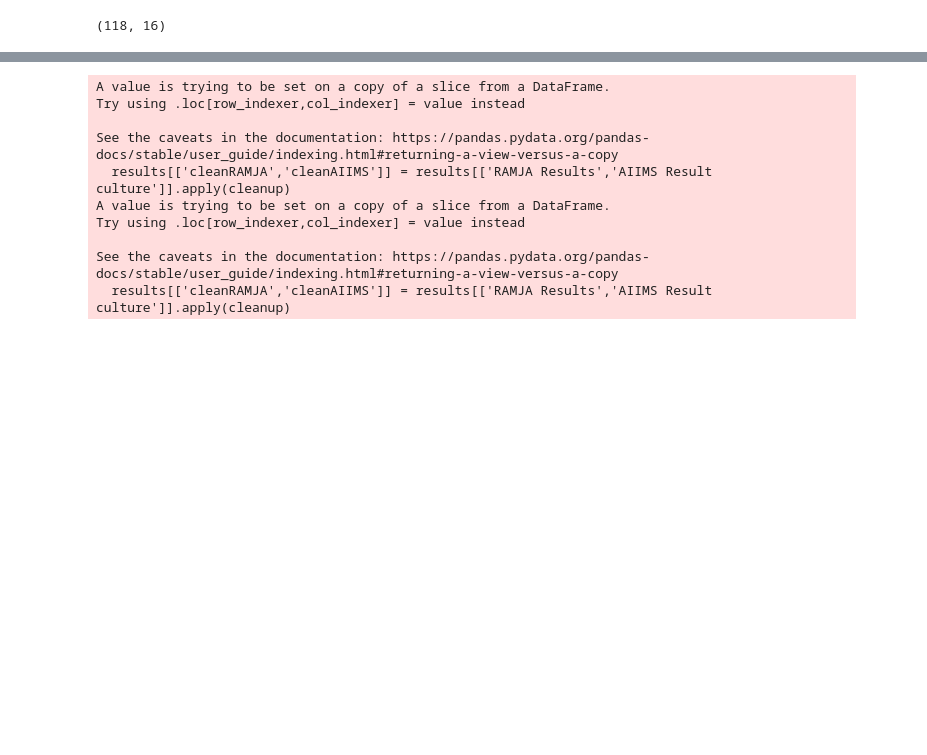
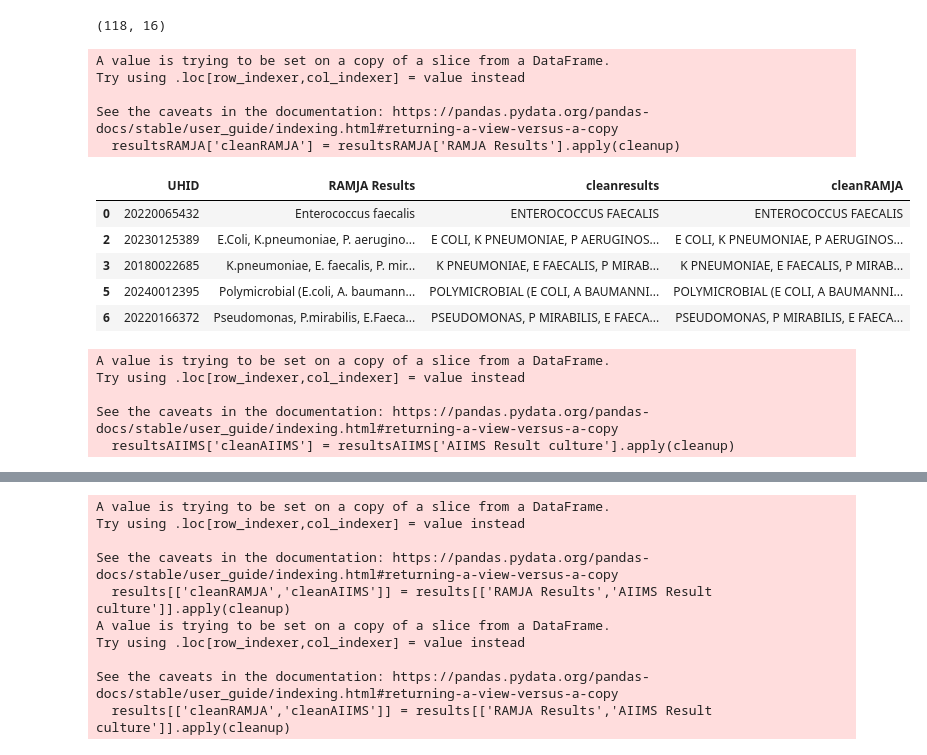
Before and after one commit to neeliit/DiagnosticsPy, a Jupyter notebook: datacleaning.ipynb, the cells around one changed output, grey strips where cells are left out. Drawn from its saved outputs; the diff is of its cells as text; code cells hidden in the pictures; blank space fills up the shorter version.

```diff
--- a/datacleaning.ipynb
+++ b/datacleaning.ipynb
@@ -23,5 +23,5 @@ data.shape
 # %% [output]
 (118, 16)
 # %%
-ramjaresults = data[['UHID','RAMJA Results']]
+resultsRAMJA = data[['UHID','RAMJA Results']]
 # %%
@@ -38,7 +38,7 @@ def cleanup(name):
     name = name.strip()
     return name """
 # %%
-import re
+""" import re
 
 def cleanup(series):
     series = series.str.upper()
@@ -46,4 +46,37 @@ def cleanup(series):
     series = series.str.replace(" AND ", " ")
     series = series.str.replace(r'\s+', ' ', regex=True)
     series = series.str.strip()
-    return series
+    return series """
+# %%
+def cleanup(text):
+    text = text.upper()
+    text = text.replace(".", " ")
+    text = text.replace(" AND ", " ")
+    text = re.sub(r'\s+', ' ', text)  # Use re.sub for regular expression replacement
+    text = text.strip()
+    return text
+# %%
+resultsRAMJA['cleanRAMJA'] = resultsRAMJA['RAMJA Results'].apply(cleanup)
+# %% [output]
+A value is trying to be set on a copy of a slice from a DataFrame.
+Try using .loc[row_indexer,col_indexer] = value instead
+
+See the caveats in the documentation: https://pandas.pydata.org/pandas-docs/stable/user_guide/indexing.html#returning-a-view-versus-a-copy
+  resultsRAMJA['cleanRAMJA'] = resultsRAMJA['RAMJA Results'].apply(cleanup)
+# %%
+resultsRAMJA.head()
+# %% [output]
+|  | UHID | RAMJA Results | cleanresults | cleanRAMJA |
+| 0 | 20220065432 | Enterococcus faecalis | ENTEROCOCCUS FAECALIS | ENTEROCOCCUS FAECALIS |
+| 2 | 20230125389 | E.Coli, K.pneumoniae, P. aerugino... | E COLI, K PNEUMONIAE, P AERUGINOS... | E COLI, K PNEUMONIAE, P AERUGINOS... |
+| 3 | 20180022685 | K.pneumoniae, E. faecalis, P. mir... | K PNEUMONIAE, E FAECALIS, P MIRAB... | K PNEUMONIAE, E FAECALIS, P MIRAB... |
+| 5 | 20240012395 | Polymicrobial (E.coli, A. baumann... | POLYMICROBIAL (E COLI, A BAUMANNI... | POLYMICROBIAL (E COLI, A BAUMANNI... |
+| 6 | 20220166372 | Pseudomonas, P.mirabilis, E.Faeca... | PSEUDOMONAS, P MIRABILIS, E FAECA... | PSEUDOMONAS, P MIRABILIS, E FAECA... |
+# %%
+resultsAIIMS['cleanAIIMS'] = resultsAIIMS['AIIMS Result culture'].apply(cleanup)
+# %% [output]
+A value is trying to be set on a copy of a slice from a DataFrame.
+Try using .loc[row_indexer,col_indexer] = value instead
+
+See the caveats in the documentation: https://pandas.pydata.org/pandas-docs/stable/user_guide/indexing.html#returning-a-view-versus-a-copy
+  resultsAIIMS['cleanAIIMS'] = resultsAIIMS['AIIMS Result culture'].apply(cleanup)
```
Also changed, not shown: parts of 15 cells of this notebook.
